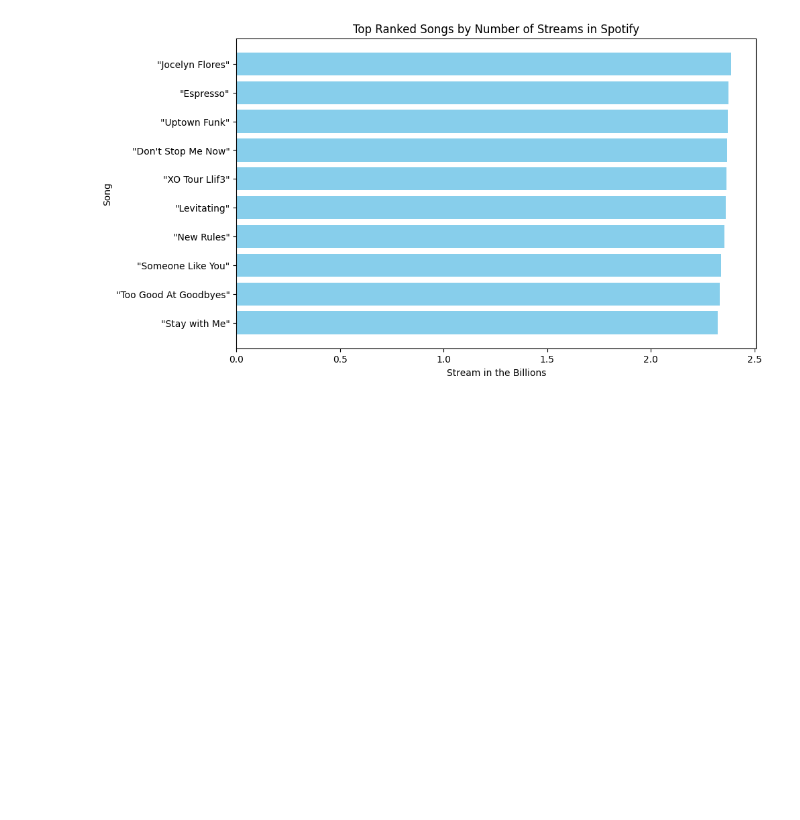
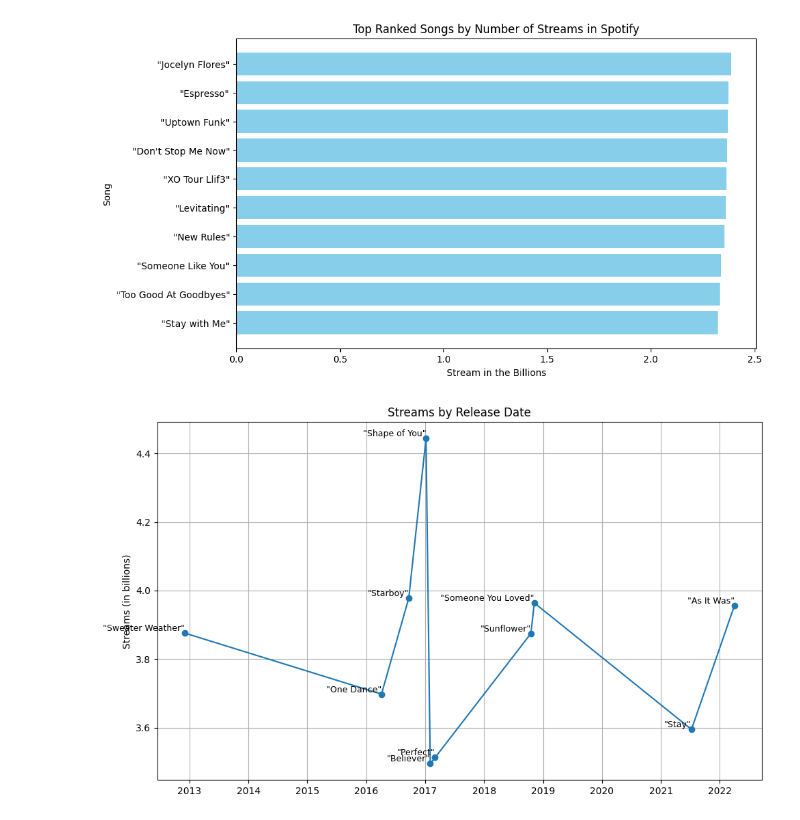
Before and after one commit to 4GeeksAcademy/Porter-s-web-scrapping-project, a Jupyter notebook: src/explore.ipynb, the cells around one changed output. Drawn from its saved outputs; the diff is of its cells as text; code cells hidden in the pictures; blank space fills up the shorter version.

```diff
--- a/src/explore.ipynb
+++ b/src/explore.ipynb
@@ -90,3 +90,22 @@ plt.tight_layout
 # %% [output]
 <function matplotlib.pyplot.tight_layout(*, pad: 'float' = 1.08, h_pad: 'float | None' = None, w_pad: 'float | None' = None, rect: 'tuple[float, float, float, float] | None' = None) -> 'None'>
 [figure]
+# %%
+top10_sorted_by_date = top10.sort_values(by="Release Date")
+
+plt.figure(figsize=(10, 6))
+plt.plot(top10_sorted_by_date["Release Date"], top10_sorted_by_date["Streams(billions)"], marker='o', )
+plt.ylabel("Streams (in billions)")
+plt.title("Streams by Release Date")
+plt.grid(True)
+for i, row in top10_sorted_by_date.iterrows():
+    plt.text(row["Release Date"],
+             row["Streams(billions)"],
+             row["Song"],
+             fontsize=9,
+             ha='right',
+             va='bottom')
+plt.tight_layout()
+plt.show()
+# %% [output]
+[figure, added]
```
